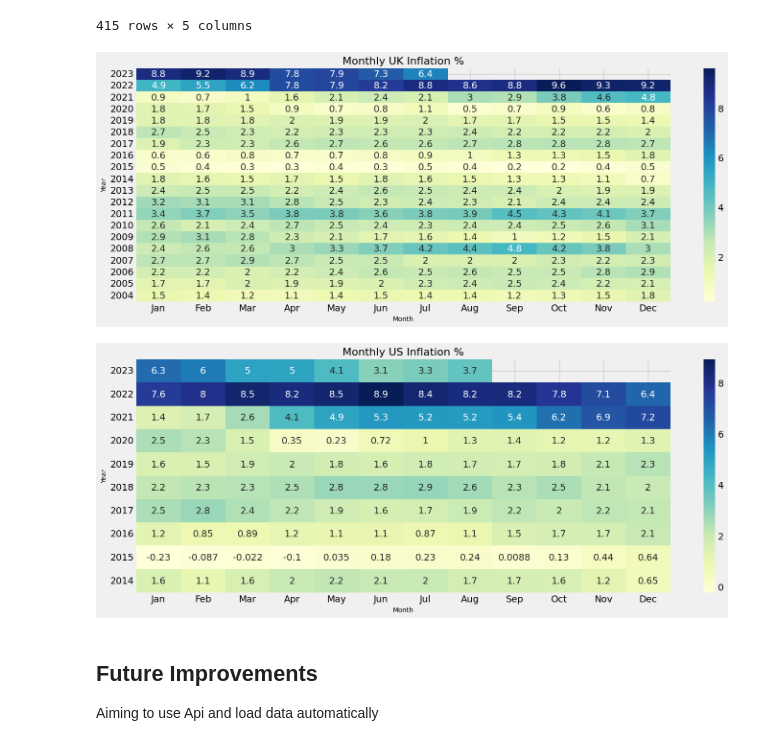
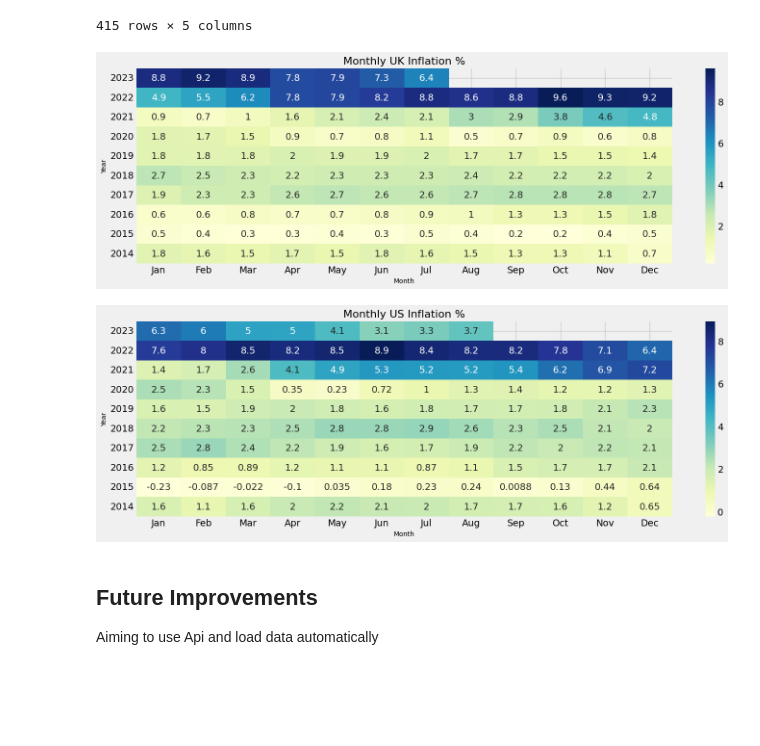
Before and after one commit to potatocris/Data_Analysis_Projects, a Jupyter notebook: economics_and_markets/Inflation/02 main/Inflation.ipynb, the cells around one changed output. Cells and saved outputs as stored; diff of their text form; code cells hidden in the pictures; blank space fills up the shorter version.

```diff
--- a/economics_and_markets/Inflation/02 main/Inflation.ipynb
+++ b/economics_and_markets/Inflation/02 main/Inflation.ipynb
@@ -117,7 +117,7 @@ def inflation_matrix(df, date_col, inflation_col, years, country):
 
     df = df[["Jan", "Feb", "Mar", "Apr", "May", "Jun", "Jul", "Aug", "Sep", "Oct", "Nov", "Dec"]].head(years)
 
-    f, ax = plt.subplots(figsize=(16, 6))
+    f, ax = plt.subplots(figsize=(16, years/2))
     sns.heatmap(df, square = False, annot = True, cmap = "YlGnBu")
     ax.set_title(f'Monthly {country} Inflation %', fontsize = 16)
     ax.set_xlabel('Month', fontsize = 10)
@@ -128,13 +128,13 @@ def inflation_matrix(df, date_col, inflation_col, years, country):
     #return 10yrs worth of data
     #return df.head(10)
 # %%
-inflation_matrix(uk_heat, "Date", "Inflation", 20, "UK")
+inflation_matrix(uk_heat, "Date", "Inflation", 10, "UK")
 # %% [output]
-[figure, old version]
+[figure, new version]
 # %%
 inflation_matrix(df_us, "DATE", "inflation", 10, "US")
 # %% [output]
-[figure, old version]
+[figure, new version]
 # %% [markdown]
 ## Future Improvements
 Aiming to use Api and load data automatically
```
